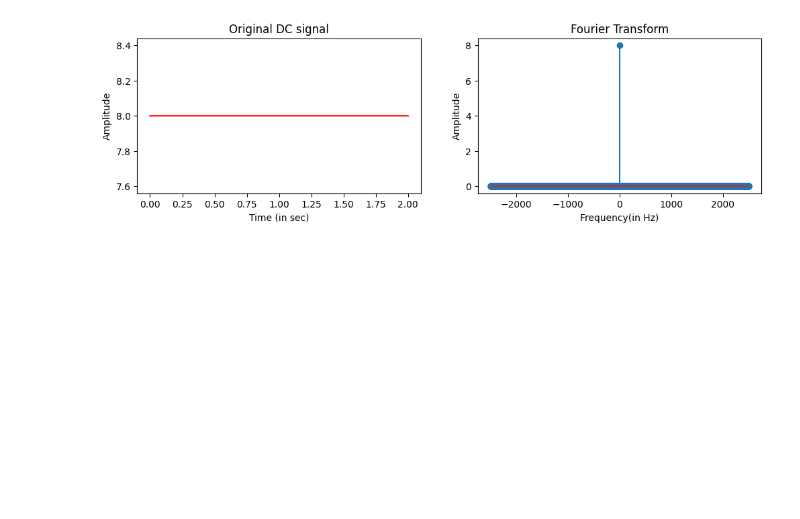
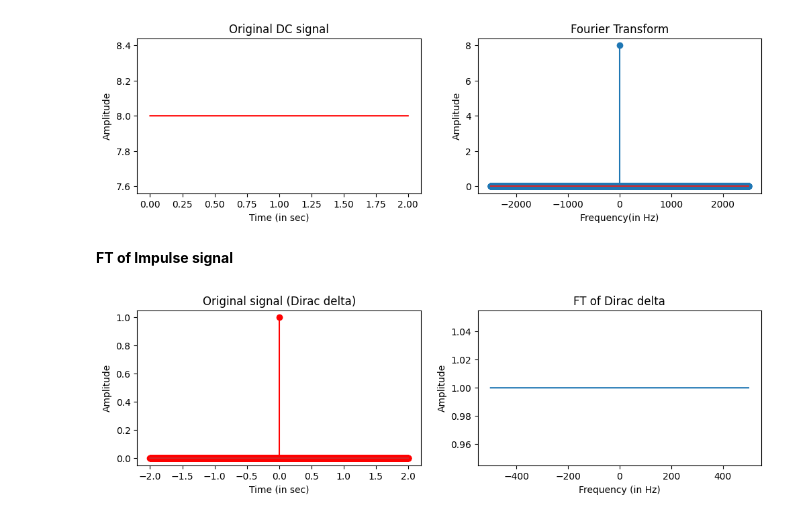
Before and after one commit to nageshwar-mehta/Signal_and_system, a Jupyter notebook: FT_of_basic_signals.ipynb, the cells around one changed output. Drawn from its saved outputs; the diff is of its cells as text; code cells hidden in the pictures; blank space fills up the shorter version.

Commit message:
dirac delta function added

```diff
--- a/FT_of_basic_signals.ipynb
+++ b/FT_of_basic_signals.ipynb
@@ -43,3 +45,42 @@ plt.stem(freq, abs(dft_DC_signal) / (sr * dur))
 plt.show()
 # %% [output]
 [figure]
+# %% [markdown]
+**FT of Impulse signal**
+# %%
+import numpy as np
+import matplotlib.pyplot as plt
+
+# Parameters
+dur = 2         # Duration in seconds
+sr = 1000       # Sampling rate in Hz
+A = 1           # Amplitude of Dirac delta
+
+# Time vector
+t = np.linspace(-1 * dur, dur, sr * dur * 2)
+
+# Create Dirac delta function
+dirac_delta = np.zeros_like(t)
+dirac_delta[len(dirac_delta)//2] = A  # Set the value at the middle index to the amplitude A
+
+# Compute the Fourier transform of the Dirac delta
+dft_dirac_delta = np.fft.fftshift(np.fft.fft(dirac_delta))
+freq = np.fft.fftshift(np.fft.fftfreq(len(dirac_delta), 1/sr))
+
+# Plot the original signal (Dirac delta) in the time domain
+plt.figure(figsize=[12, 3])
+plt.subplot(1, 2, 1)
+plt.title("Original signal (Dirac delta)")
+plt.ylabel("Amplitude")
+plt.xlabel("Time (in sec)")
+plt.stem(t, dirac_delta,linefmt="r-",markerfmt="r")
+
+# Plot the Fourier transform of the Dirac delta in the frequency domain
+plt.subplot(1, 2, 2)
+plt.title("FT of Dirac delta")
+plt.xlabel("Frequency (in Hz)")
+plt.ylabel("Amplitude")
+plt.plot(freq, abs(dft_dirac_delta))
+plt.show()
+# %% [output]
+[figure, added]
```
Also changed, not shown: parts of 1 cell of this notebook.
